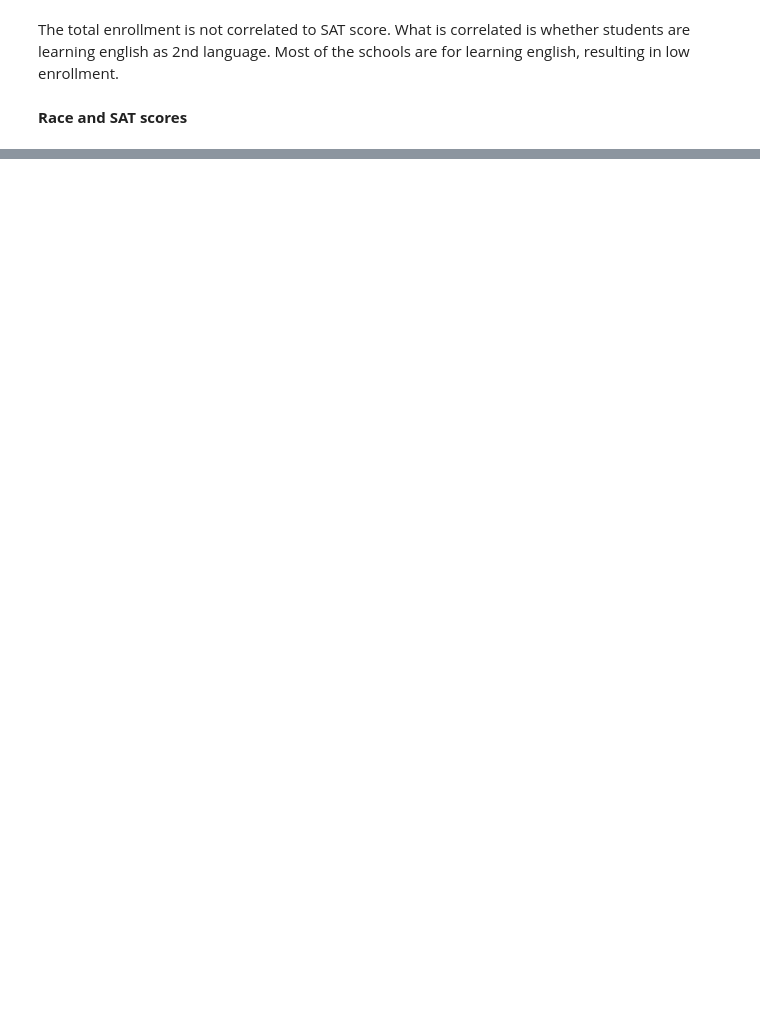
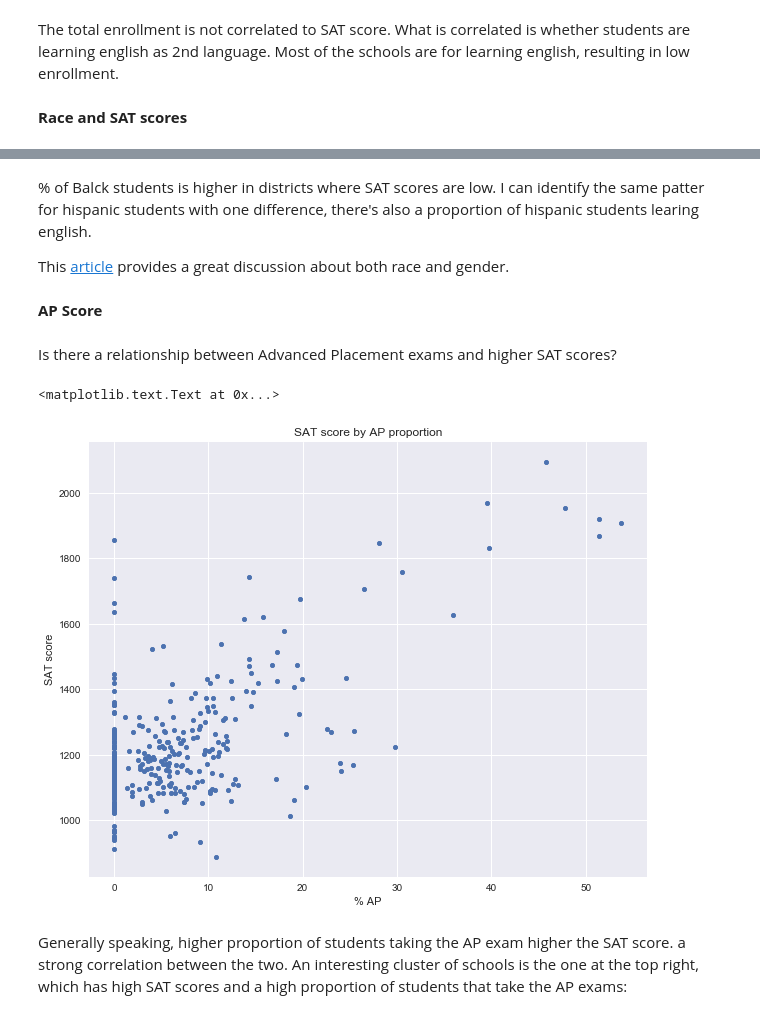
Before and after one commit to PukkaPad/data-storytelling-SAT-NewYork, a Jupyter notebook: utils/DataStorytelling-SAT-NewYork.ipynb, the cells around one changed output, grey strips where cells are left out. Cells and saved outputs as stored; diff of their text form; code cells hidden in the pictures; blank space fills up the shorter version.

```diff
--- a/utils/DataStorytelling-SAT-NewYork.ipynb
+++ b/utils/DataStorytelling-SAT-NewYork.ipynb
@@ -1001,0 +1039,20 @@ The total enrollment is not correlated to SAT score. What is correlated is wheth
+# %% [markdown]
+% of Balck students is higher in districts where SAT scores are low. I can identify the same patter for hispanic students with one difference, there's also a proportion of hispanic students learing english.
+
+This [article](https://www.brookings.edu/research/race-gaps-in-sat-scores-highlight-inequality-and-hinder-upward-mobility/) provides a great discussion about both race and gender.
+# %% [markdown]
+**AP Score**
+# %% [markdown]
+Is there a relationship  between Advanced Placement exams and higher SAT scores?
+# %%
+base_data["AP_proportion"] = (base_data["AP Test Takers "] / base_data["total_enrollment"])*100
+
+base_data.plot.scatter(x='AP_proportion', y='SAT_score', title='SAT score by AP proportion')
+plt.xlabel('% AP')
+plt.ylabel('SAT score')
+# %% [output]
+<matplotlib.text.Text at 0x...>
+[figure, added]
+# %% [markdown]
+Generally speaking, higher proportion of students taking the AP exam higher the SAT score.
+a strong correlation between the two. An interesting cluster of schools is the one at the top right, which has high SAT scores and a high proportion of students that take the AP exams:
```
Also changed, not shown: parts of 8 cells of this notebook, 5 other files.
